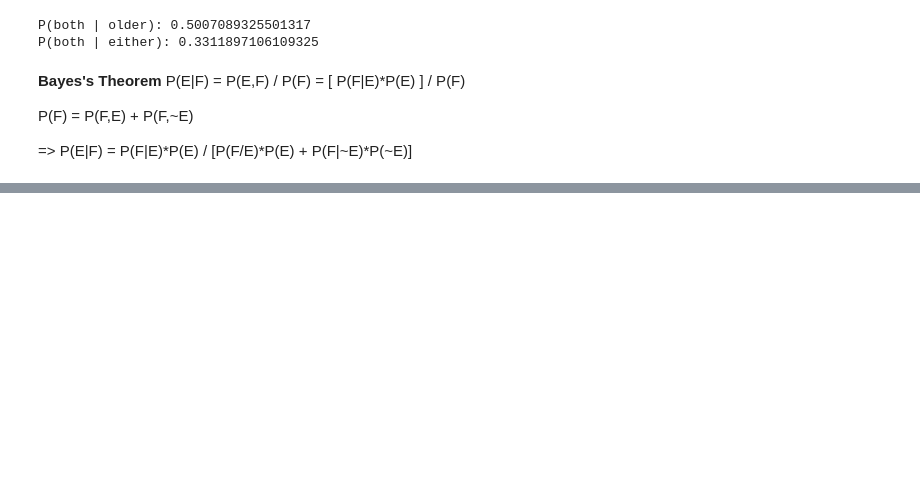
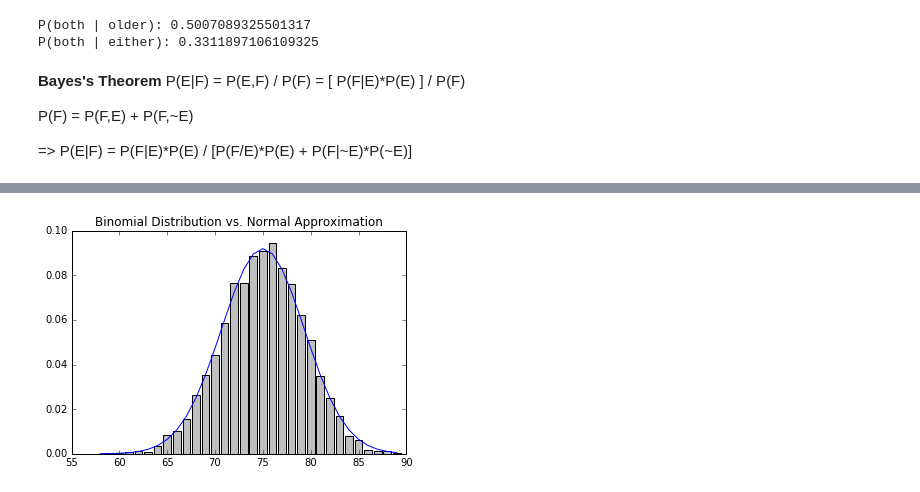
Before and after one commit to andirey/Notebooks, a Jupyter notebook: Data Science From Scratch/Chapter 6.ipynb, the cells around one changed output, grey strips where cells are left out. Saved outputs shown, nothing was run; the diff lists cells and outputs as text; code cells hidden in the pictures; blank space fills up the shorter version.

Commit message:
Completed Data Sciences Chapter 6)

```diff
--- a/Data Science From Scratch/Chapter 6.ipynb
+++ b/Data Science From Scratch/Chapter 6.ipynb
@@ -37,0 +154,11 @@ P(E|F) = P(F|E)*P(E) / [P(F/E)*P(E) + P(F|~E)*P(~E)]
+# %%
+def bernoulli_trial(p):
+    return 1 if random.random() < p else 0
+
+def binomial(n, p):
+    return sum(bernoulli_trial(p) for _ in range(n))
+
+## test
+p = 0.2
+for i in range(7):  # test by logarithmically increasing trials
+    print(i, binomial(10 ** i, p)/ 10 ** i)
@@ -37,0 +173,26 @@ P(E|F) = P(F|E)*P(E) / [P(F/E)*P(E) + P(F|~E)*P(~E)]
+# %%
+from collections import Counter
+def make_hist(p, n, num_points):
+
+    data = [binomial(n,p) for _ in range(num_points)]
+
+    # use a bar chart to show the actual binomial samples
+    histogram = Counter(data)
+    plt.bar([x-0.4 for x in histogram.keys()],
+            [v / num_points for v in histogram.values()],
+            0.8,
+            color='0.75')
+    mu = p * n
+    sigma = math.sqrt(n * p * (1-p))
+
+    # use a line chart to shor the normal approximation
+    xs = range(min(data), max(data) + 1)
+    ys = [normal_cdf(i + 0.5, mu, sigma) - normal_cdf(i - 0.5, mu, sigma)
+          for i in xs]
+    plt.plot(xs, ys)
+    plt.title("Binomial Distribution vs. Normal Approximation")
+    plt.show()
+
+make_hist(0.75, 100, 10000)
+# %% [output]
+[figure, added]
```
Also changed, not shown: parts of 10 cells of this notebook.
